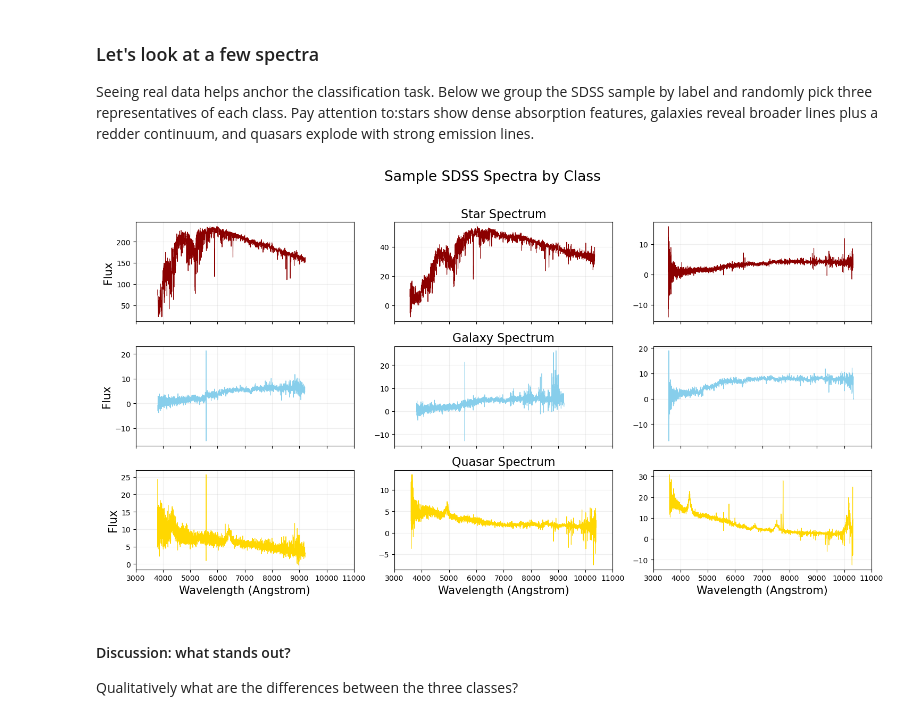
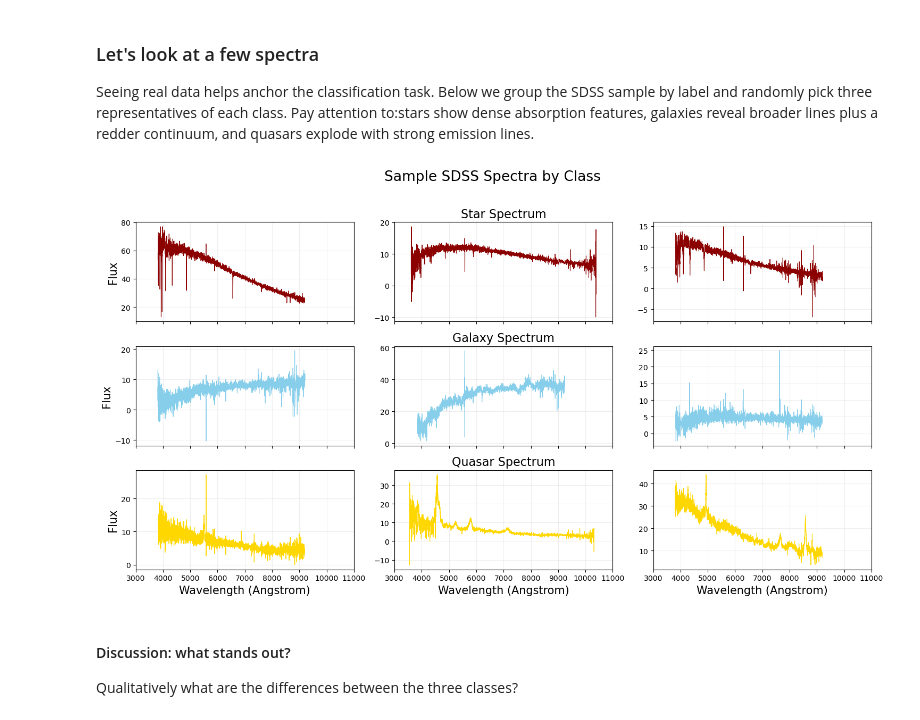
Before and after one commit to rosenberg9/Intro-to-Supervised-Learning, a Jupyter notebook: notebooks/sdss_tutorial.ipynb, the cells around one changed output. Saved outputs shown, nothing was run; the diff lists cells and outputs as text; code cells hidden in the pictures.

```diff
--- a/notebooks/sdss_tutorial.ipynb
+++ b/notebooks/sdss_tutorial.ipynb
@@ -59,7 +59,7 @@ colors = {'STAR': 'darkred', 'GALAXY': 'skyblue', 'QSO': 'gold'}
 grouped = {cls: [spec for spec in spectra if spec['class'] == cls] for cls in classes}
 
 # Create a random number generator
-rng = np.random.default_rng(92)
+rng = np.random.default_rng(42)
 
 # Create a grid of subplots: one row per class, three columns per sample
 fig, axes = plt.subplots(len(classes), 3, figsize=(15, 8), sharex=True, sharey=False)
@@ -73,34 +73,34 @@ for row, cls in enumerate(classes):
         raise ValueError(f'Not enough spectra for {cls}')
 
     # Randomly pick 3 unique spectra for this class
     idxs = rng.choice(len(available), size=3, replace=False)
 
     # Loop over the three chosen spectra and plot them
     for col, idx in enumerate(idxs):
         spec = available[idx]
         ax = axes[row, col]
 
         # Plot the flux vs. wavelength
         ax.plot(spec['wavelength'], spec['flux'], lw=0.8, color=colors[cls])
 
         # Label axes only on left and bottom panels to avoid clutter
         if row == len(classes) - 1:
             ax.set_xlabel('Wavelength (Angstrom)', fontsize=15)  # Angstroms spell out units for clarity
         if col == 0:
             ax.set_ylabel('Flux', fontsize=15)
         if col == 1:
             ax.set_title(f'{labels[cls]} Spectrum', fontsize=16)
 
         # Light grid and wavelength limits typical of SDSS spectra
         ax.grid(alpha=0.2)
         ax.set_xlim(3000, 11000)
 
 # Add a figure-level title and adjust spacing
 fig.suptitle('Sample SDSS Spectra by Class', fontsize=19, y=1.02)
 plt.tight_layout()
 plt.show()
 # %% [output]
-[figure, old version]
+[figure, new version]
 # %% [markdown]
 #### Discussion: what stands out?
 
```
Also changed, not shown: parts of 2 cells of this notebook.
